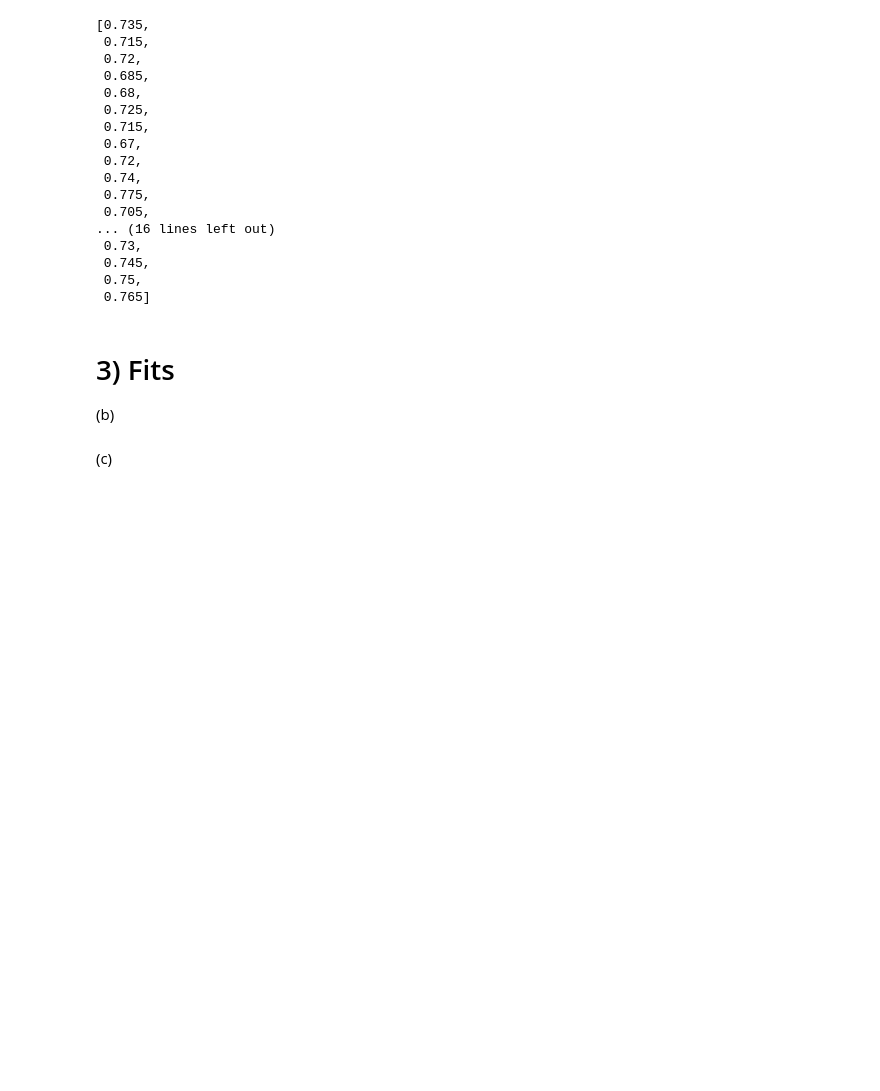
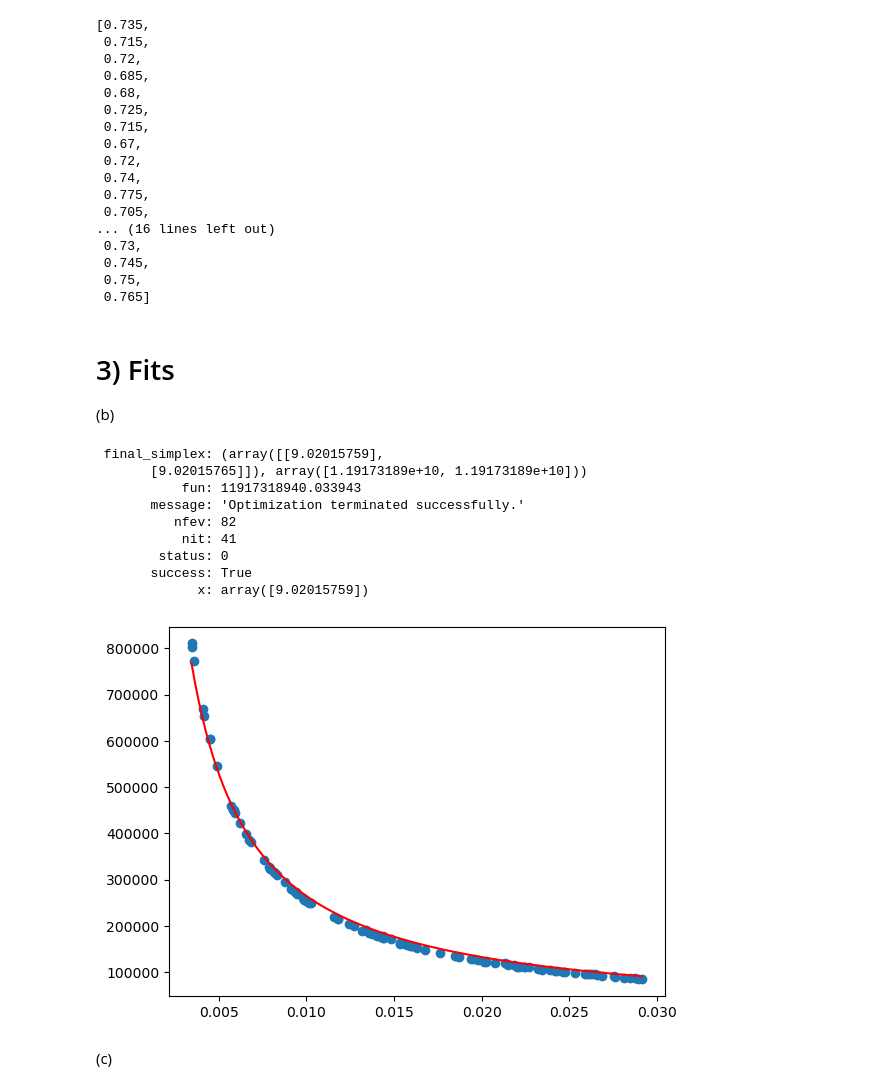
Before and after one commit to phopopo/mlph2023-Exercises, a Jupyter notebook: sheet02.ipynb, the cells around one changed output. Cells and saved outputs as stored; diff of their text form; code cells hidden in the pictures; blank space fills up the shorter version.

```diff
--- a/sheet02.ipynb
+++ b/sheet02.ipynb
@@ -115,14 +115,42 @@ scores
 # %%
 from scipy.optimize import minimize
 
 data_Vm, data_p = np.load("data02/gas.npy")
+T_room = 293
 
 # TODO: Implement the ideal gas law
+def ideal_gas(R, T, V):
+    return R*T / V
+
 
 # TODO: Implement the negative log-likelihood
+def MSE(R):
+    return np.sum((data_p - ideal_gas(R, T_room, data_Vm))**2)
+
 
 # TODO: Perform the fit, print the results
 
+res = minimize(MSE, x0=[0], method="Nelder-Mead")
+R_est = res.x
+Like = res.fun
+
 # TODO: Visualize your results
+V_arr = np.arange(min(data_Vm), max(data_Vm), 0.0001)
+
+fig, ax = plt.subplots()
+ax.scatter(data_Vm, data_p)
+ax.plot(V_arr, ideal_gas(R_est, T_room, V_arr), color="r")
+res
+# %% [output]
+ final_simplex: (array([[9.02015759],
+       [9.02015765]]), array([1.19173189e+10, 1.19173189e+10]))
+           fun: 11917318940.033943
+       message: 'Optimization terminated successfully.'
+          nfev: 82
+           nit: 41
+        status: 0
+       success: True
+             x: array([9.02015759])
+[figure, added]
 # %% [markdown]
 (c)
```
Also changed, not shown: parts of 4 cells of this notebook.
